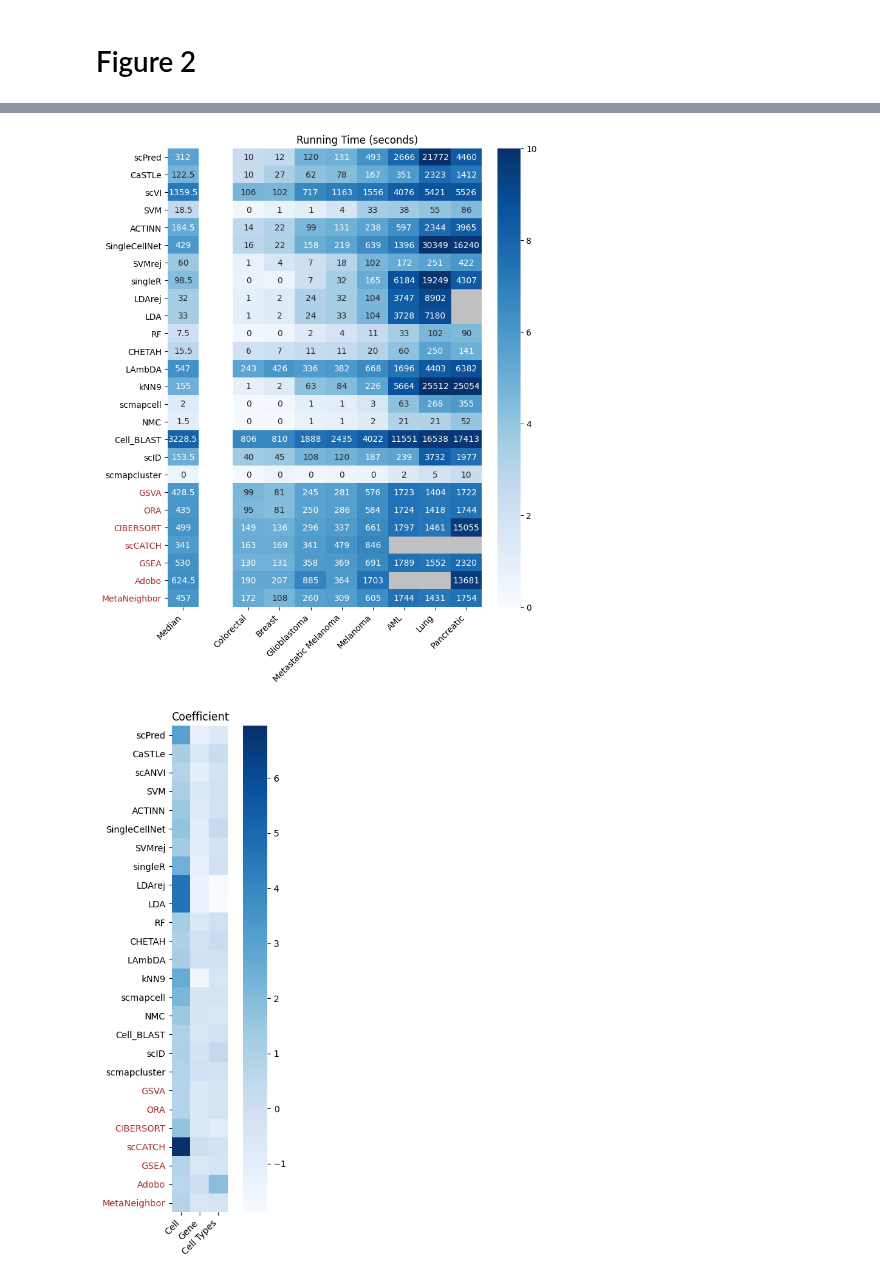
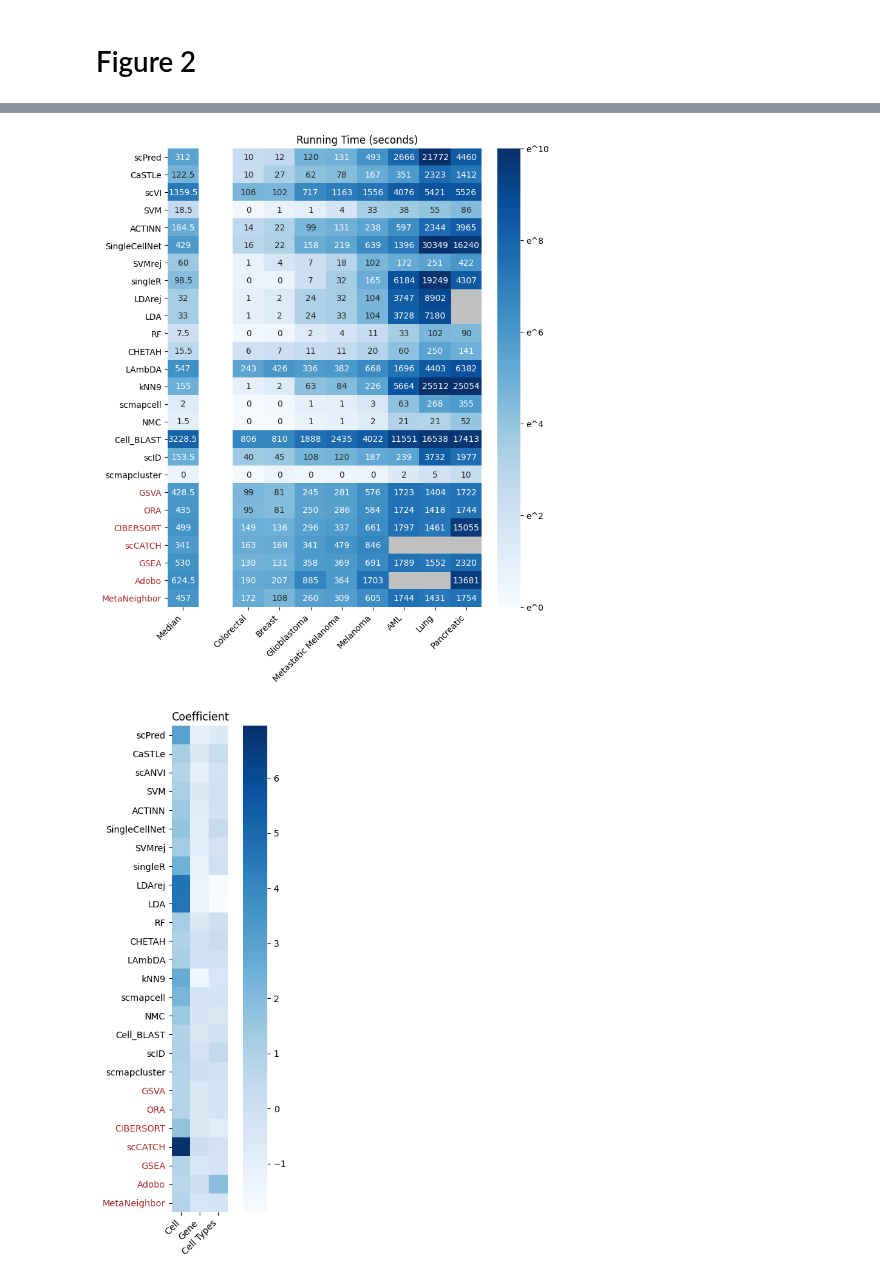
Before and after one commit to shooshtarilab/scRNAseq-Automated-Cell-Type-Labelling, a Jupyter notebook: main_figures.ipynb, the cells around one changed output, grey strips where cells are left out. Cells and saved outputs as stored; diff of their text form; code cells hidden in the pictures.

Commit message:
update main plots

```diff
--- a/main_figures.ipynb
+++ b/main_figures.ipynb
@@ -220,27 +220,32 @@ hmdf_labels = hmdf_labels.drop(columns='median')
 # %%
 colour = sns.color_palette("Blues",as_cmap=True)
 fig, (ax1, ax2) = plt.subplots(1,2,dpi=100,gridspec_kw={'width_ratios': [1, 10]})
 
 # create heatmaps, rightplot is all the datasets, leftplot is the median bar
 rightplot = sns.heatmap(hmdf, vmin=0, vmax=10, annot=hmdf_labels,fmt="g",cmap=colour, ax=ax2, yticklabels=False)
+cbar = rightplot.collections[0].colorbar
+cbar.set_ticks([0,2,4,6,8,10])
+cbar.set_ticklabels(["e^0","e^2","e^4","e^6","e^8","e^10",])
 leftplot = sns.heatmap(avg_hm, vmin=0, vmax=10, annot=avg_hm_labels,fmt="g", cmap=colour, ax=ax1, cbar=False, yticklabels=True)
 rightplot.set_facecolor('silver')
 leftplot.set_facecolor('silver')
 rightplot.set_xticklabels(rightplot.get_xticklabels(),
                           rotation=45,
                           horizontalalignment='right')
 leftplot.set_xticklabels(['Median'],
                          rotation=45,
                          horizontalalignment='right')
 fig.set_figheight(10)
 fig.set_figwidth(8)
 for i in leftplot.get_yticklabels():
     if i.get_text() in clustlist:
         i.set_color('brown')
 plt.gca().set_title('Running Time (seconds)')
 plt.savefig('./plots/Figure_2/time_heatmap.png', bbox_inches = 'tight', dpi=500)
+#TODO label the colourbar or change the ticklabels
+#TODO try this with mean instead of median for the bar, and use that for the red/yellow/blue
 # %% [output]
-[figure, old version]
+[figure, new version]
 # %%
 hmdf = pd.read_csv('./times/df_coef.tsv',sep='\t', index_col=0)
 colour = sns.color_palette("Blues",as_cmap=True)
```
Also changed, not shown: parts of 2 cells of this notebook, 3 other files.
